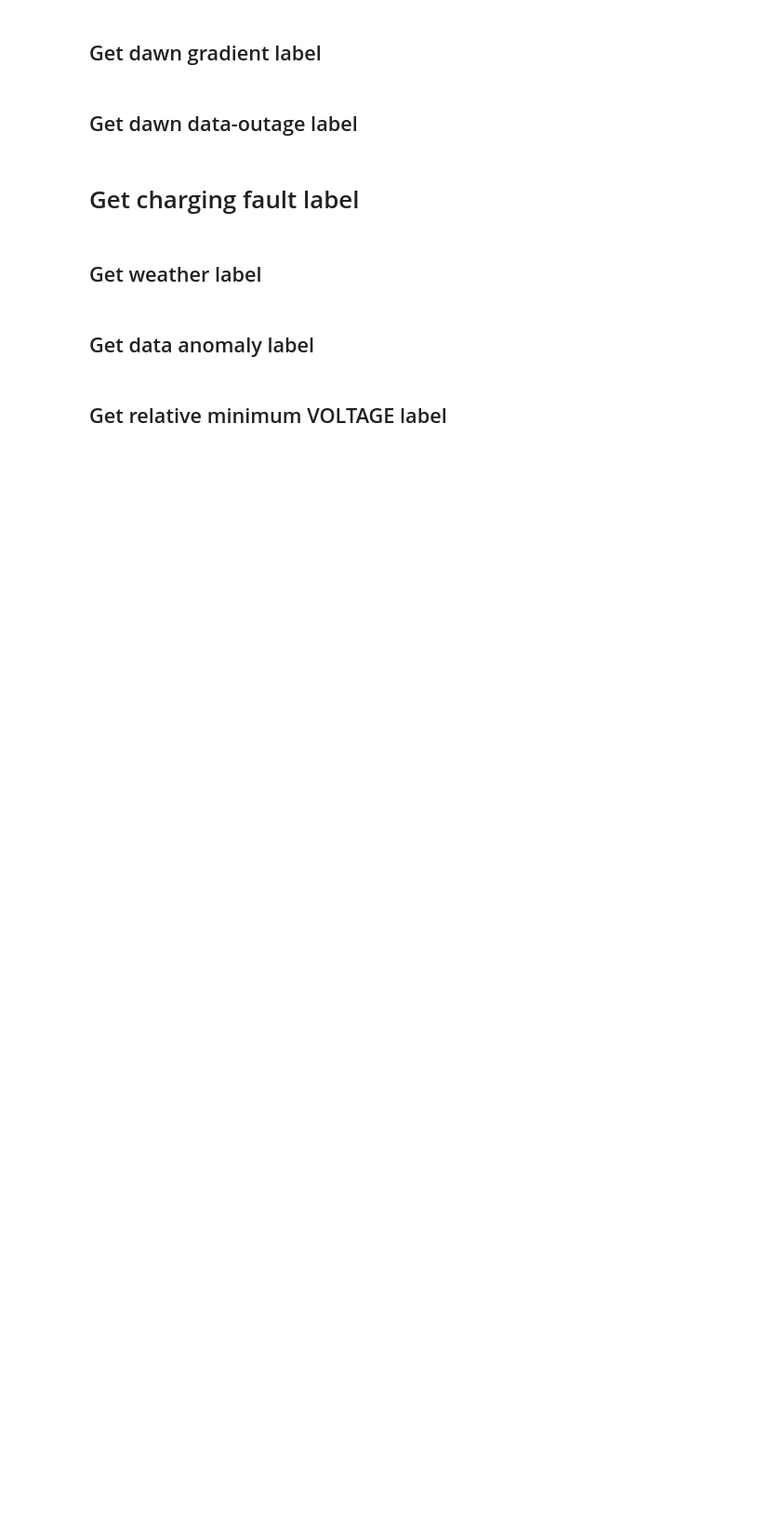
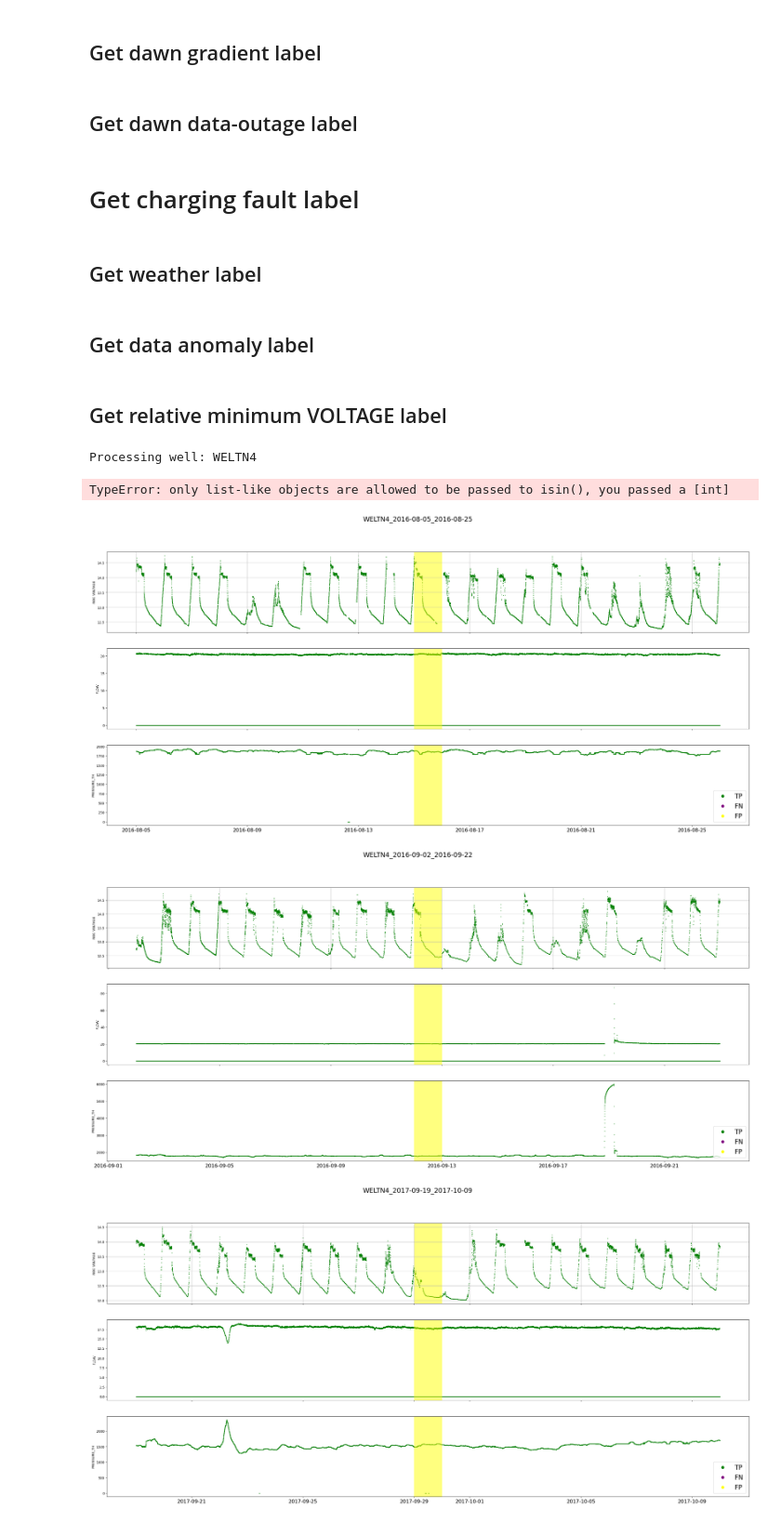
Before and after one commit to HarryLe95/Consilium_ROC_HOANG, a Jupyter notebook: app/BayesianLabel_Example copy.ipynb, the cells around one changed output. Shown at 93% size. Drawn from its saved outputs; the diff is of its cells as text; code cells hidden in the pictures; blank space fills up the shorter version.

```diff
--- a/app/BayesianLabel_Example copy.ipynb
+++ b/app/BayesianLabel_Example copy.ipynb
@@ -208,14 +208,26 @@ plt.plot(model.data["agg_df"].loc["2016-07-03"].ROC_VOLTAGE)
 ## Get relative minimum VOLTAGE label
 # %%
 #All wells
-wells = ['ACRUS1', 'BIGL22', 'MOOM115', 'POND1', 'POND11', 'POND14', 'POND16', 'PSYC3', 'PSYC7', 'TIRRA80', 'TIRRA88', 'TIRRA91', 'TIRRA93', 'TIRRW1', 'TOOL29', 'WELTN1', 'WIPPOS1', 'WKT3', 'YAN1L', 'YAN2L', 'YAN2U', 'YAN4U', 'YAN8L']
+# wells = ['ACRUS1', 'BIGL22', 'MOOM115', 'POND1', 'POND11', 'POND14', 'POND16', 'PSYC3', 'PSYC7', 'TIRRA80', 'TIRRA88', 'TIRRA91', 'TIRRA93', 'TIRRW1', 'TOOL29', 'WELTN1', 'WIPPOS1', 'WKT3', 'YAN1L', 'YAN2L', 'YAN2U', 'YAN4U', 'YAN8L']
 #24V wells:
 # wells = ["PSYC7","TIRRA80","TIRRA88","TIRRA91","TIRRA93","TIRRW1"]
 #12V wells
 # wells =  ['ACRUS1','BIGL22','MOOM115','POND1','POND11','POND14','POND16','PSYC3','TOOL29', 'WELTN1', 'WIPPOS1', 'WKT3', 'YAN1L', 'YAN2L', 'YAN2U', 'YAN4U', 'YAN8L']
 # wells = ["YAN8L"]
+wells=["WELTN4","YAN2L"]
 # %%
 for well in wells:
     model = FeatureExtractor(well)
     print(f"Processing well: {well}")
     model.get_diagnostic_plots("dawn_VOLTAGE_drop")
+# %%
+for well in wells:
+    model = FeatureExtractor(well)
+    print(f"Processing well: {well}")
+    model.get_diagnostic_plots("charging_fault")
+# %% [output]
+Processing well: WELTN4
+TypeError: only list-like objects are allowed to be passed to isin(), you passed a [int]
+[figure, added]
+[figure, added]
+[figure, added]
```
Also changed, not shown: parts of 5 cells of this notebook.
